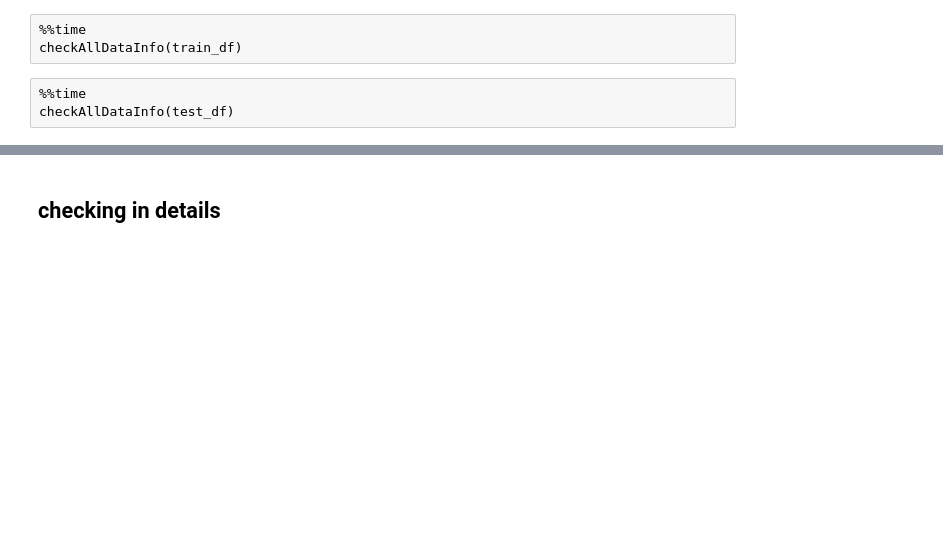
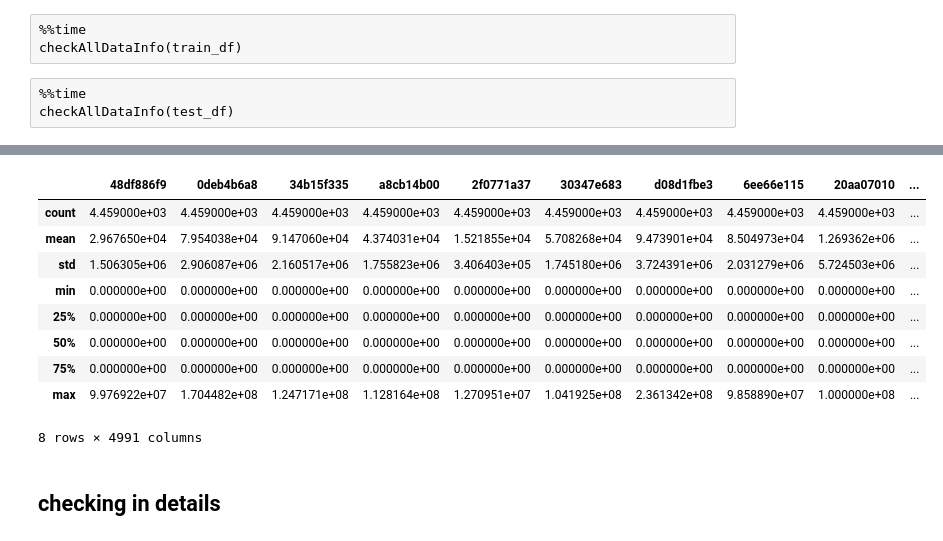
Before and after one commit to alancet/test, a Jupyter notebook: kaggle/santander-value-prediction-challenge/src/my_predict.ipynb, the cells around one changed output, grey strips where cells are left out. Saved outputs shown, nothing was run; the diff lists cells and outputs as text; code cells hidden in the pictures; blank space fills up the shorter version.

```diff
--- a/kaggle/santander-value-prediction-challenge/src/my_predict.ipynb
+++ b/kaggle/santander-value-prediction-challenge/src/my_predict.ipynb
@@ -342,3 +384,16 @@ checkAllDataInfo(test_df)
+# %%
+test_df.describe()
+# %% [output]
+|  | 48df886f9 | 0deb4b6a8 | 34b15f335 | a8cb14b00 | 2f0771a37 | 30347e683 | d08d1fbe3 | 6ee66e115 | 20aa07010 | ... |
+| count | 4.459000e+03 | 4.459000e+03 | 4.459000e+03 | 4.459000e+03 | 4.459000e+03 | 4.459000e+03 | 4.459000e+03 | 4.459000e+03 | 4.459000e+03 | ... |
+| mean | 2.967650e+04 | 7.954038e+04 | 9.147060e+04 | 4.374031e+04 | 1.521855e+04 | 5.708268e+04 | 9.473901e+04 | 8.504973e+04 | 1.269362e+06 | ... |
+| std | 1.506305e+06 | 2.906087e+06 | 2.160517e+06 | 1.755823e+06 | 3.406403e+05 | 1.745180e+06 | 3.724391e+06 | 2.031279e+06 | 5.724503e+06 | ... |
+| min | 0.000000e+00 | 0.000000e+00 | 0.000000e+00 | 0.000000e+00 | 0.000000e+00 | 0.000000e+00 | 0.000000e+00 | 0.000000e+00 | 0.000000e+00 | ... |
+| 25% | 0.000000e+00 | 0.000000e+00 | 0.000000e+00 | 0.000000e+00 | 0.000000e+00 | 0.000000e+00 | 0.000000e+00 | 0.000000e+00 | 0.000000e+00 | ... |
+| 50% | 0.000000e+00 | 0.000000e+00 | 0.000000e+00 | 0.000000e+00 | 0.000000e+00 | 0.000000e+00 | 0.000000e+00 | 0.000000e+00 | 0.000000e+00 | ... |
+| 75% | 0.000000e+00 | 0.000000e+00 | 0.000000e+00 | 0.000000e+00 | 0.000000e+00 | 0.000000e+00 | 0.000000e+00 | 0.000000e+00 | 0.000000e+00 | ... |
+| max | 9.976922e+07 | 1.704482e+08 | 1.247171e+08 | 1.128164e+08 | 1.270951e+07 | 1.041925e+08 | 2.361342e+08 | 9.858890e+07 | 1.000000e+08 | ... |
+8 rows × 4991 columns
 # %% [markdown]
 ## checking in details
 # %% [raw]
```
Also changed, not shown: parts of 70 cells of this notebook.
